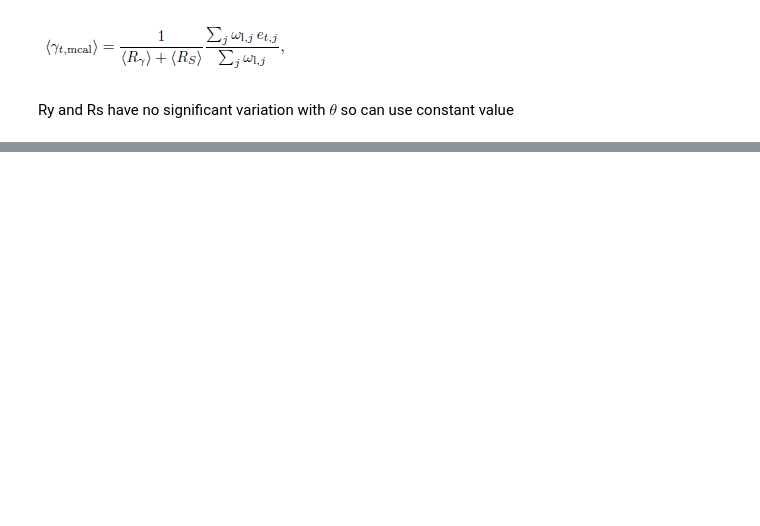
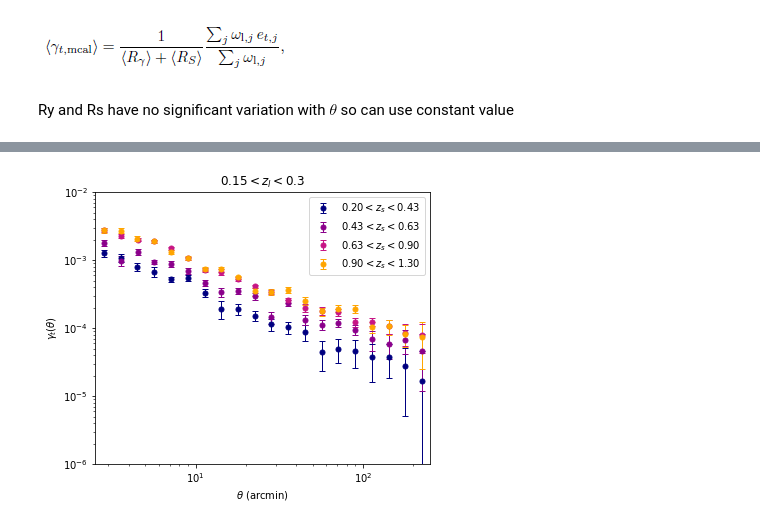
Before and after one commit to CMacM/IA-multiple-shear-estimates, a Jupyter notebook: DES-GG-mcal.ipynb, the cells around one changed output, grey strips where cells are left out. Cells and saved outputs as stored; diff of their text form; code cells hidden in the pictures; blank space fills up the shorter version.

```diff
--- a/DES-GG-mcal.ipynb
+++ b/DES-GG-mcal.ipynb
@@ -17,11 +24,0 @@ with fits.open('DES-data/y1_mcal_shapes_matched.fits') as hsu:
-# %%
-with fits.open('DES-data/y1_mcal_shapes_matched.fits') as hdu:
-    data = hdu[1].data
-    R11 = data['R11'] # e1-e1
-    R12 = data['R12'] # e1-e2
-    R21 = data['R21'] # e2-e1
-    R22 = data['R22'] # e2-e2
-
-R = np.vstack((R11,R12,R21,R22))
-
-del R11, R12, R21, R22, data
@@ -216,0 +176,7 @@ array([5.77688439e-04, 5.41921018e-04, 4.75598883e-04, 3.49924947e-04,
+# %%
+zmins = [0.2,0.43,0.63,0.9]
+zmaxs = [0.43,0.63,0.9,1.3]
+
+for i in range(len(zmins)):
+    des_functions.cut_redshift(shapefile='y1_mcal_flags=0.fits', zfile='y1a1-gold-mof-badregion_BPZ.fits',
+                              zmin=zmins[i], zmax=zmaxs[i], method='mcal')
@@ -216,0 +287,17 @@ array([5.77688439e-04, 5.41921018e-04, 4.75598883e-04, 3.49924947e-04,
+# %%
+plt.figure(figsize=[6,5])
+plt.errorbar(theta[:,3], Gammat[:,3], yerr=sig[:,3], lw=0, marker='o', color='navy', markersize=5, elinewidth=1, capsize=3)
+plt.errorbar(theta[:,2], Gammat[:,2], yerr=sig[:,2], lw=0, marker='o', color='darkmagenta', markersize=5, elinewidth=1, capsize=3)
+plt.errorbar(theta[:,1], Gammat[:,1], yerr=sig[:,1], lw=0, marker='o', color='mediumvioletred', markersize=5, elinewidth=1, capsize=3)
+plt.errorbar(theta[:,0], Gammat[:,0], yerr=sig[:,0], lw=0, marker='o', color='orange', markersize=5, elinewidth=1, capsize=3)
+plt.yscale('log')
+plt.xscale('log')
+plt.ylim([1e-6, 1e-2])
+plt.xlim([2.5,250])
+plt.xlabel(r'$\theta$ (arcmin)')
+plt.ylabel(r'$\gamma_{t}(\theta)$')
+plt.legend([r'$0.20<z_{s}<0.43$', r'$0.43<z_{s}<0.63$', r'$0.63<z_{s}<0.90$', r'$0.90<z_{s}<1.30$'])
+plt.title(r'$0.15<z_{l}<0.3$')
+plt.savefig('des-y1-matched-catalogue/mcal_zl=0.15-0.3.png', dpi=300)
+# %% [output]
+[figure, added]
```
Also changed, not shown: parts of 24 cells of this notebook, 3 other files.
